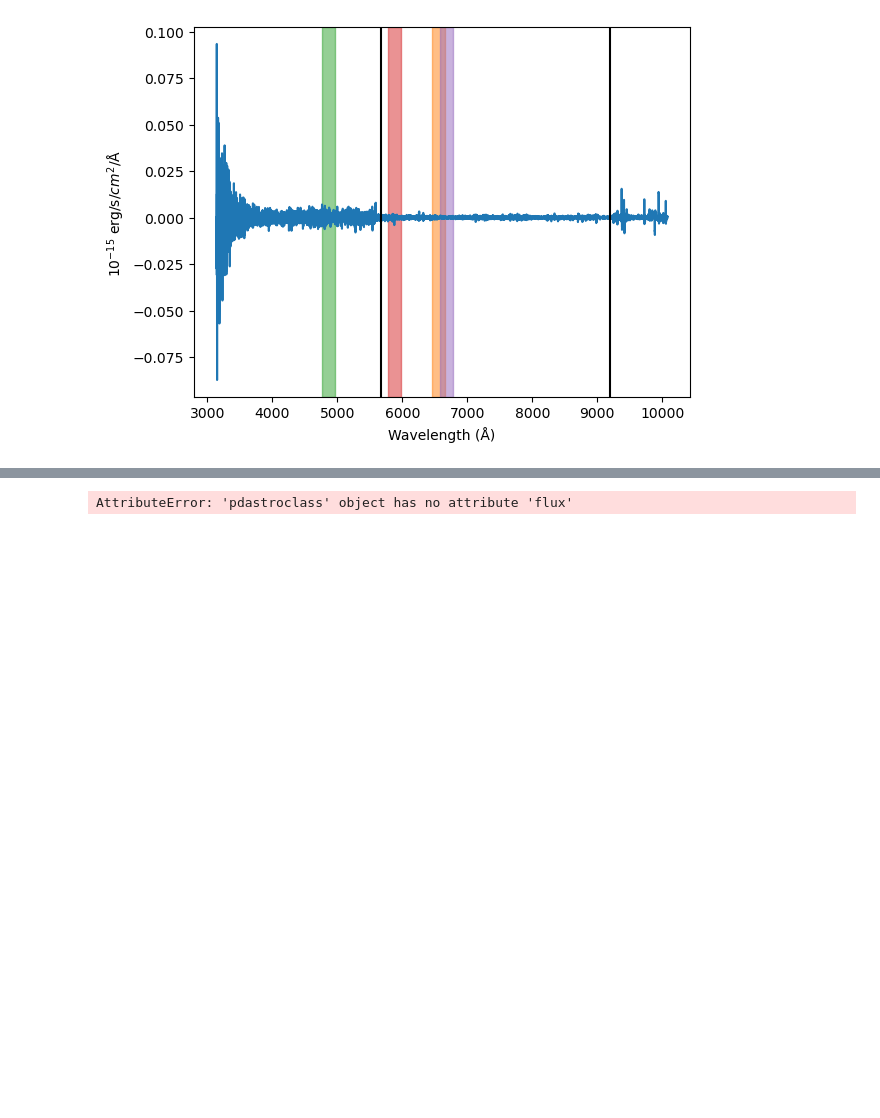
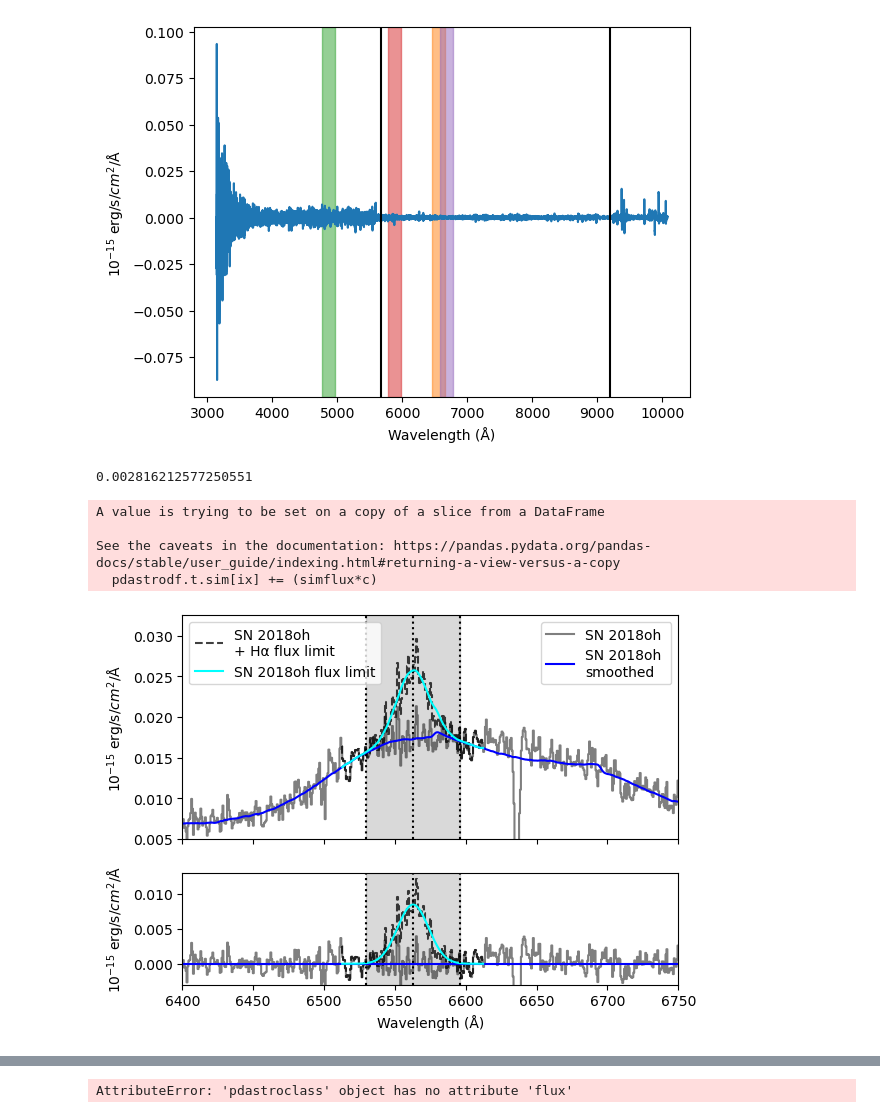
Before and after one commit to skvc22/sn2023bee, a Jupyter notebook: calibrate.ipynb, the cells around one changed output, grey strips where cells are left out. Saved outputs shown, nothing was run; the diff lists cells and outputs as text; code cells hidden in the pictures; blank space fills up the shorter version.

```diff
--- a/calibrate.ipynb
+++ b/calibrate.ipynb
@@ -125,7 +129,7 @@ plt.ylabel('$10^{-15}$ erg/s/$cm^2$/Å')
 Text(0, 0.5, '$10^{-15}$ erg/s/$cm^2$/Å')
 [figure]
 # %%
-smoothed = savgol_filter(spec.t.flux, 85, 3)
+smoothed_bee = savgol_filter(spec.t.flux, 85, 3)
 
 halpha = 6562.79
 hbeta = 4861.35
@@ -133,7 +137,7 @@ hei5875 = 5875.61
 hei6678 = 6678.15
 
 plt.plot(spec.t.wavelength, spec.t.flux*(10**15), alpha=.5)
-plt.plot(spec.t.wavelength, smoothed*(10**15), color='tab:blue')
+plt.plot(spec.t.wavelength, smoothed_bee*(10**15), color='tab:blue')
 
 plt.axvspan(halpha-100, halpha+100, alpha=0.5, color='tab:orange')
 plt.axvspan(hbeta-100, hbeta+100, alpha=0.5, color='tab:green')
@@ -271,4 +274,34 @@ def add_gaussian(emission_line, width, ix_range, name: str, xlims: list, ylims_p
             ax[0].legend()
         else:
             ax[0].legend(loc=legend_position)
+# %%
+spec_oh = pd.DataFrame()
+deimosspec = pdastroclass()
+lrisspec = pdastroclass()
+
+spec_oh = pd.read_csv('./other_sne/2018oh_2spec.txt', skiprows=np.arange(0,25), names = ['instrument','wavelength', 'flux', 'dflux'], delim_whitespace=True)
+deimosspec.t = spec_oh.loc[spec_oh['instrument'].eq("DEIMOS")].copy()
+lrisspec.t = spec_oh.loc[spec_oh['instrument'].eq("LRIS")].copy().reset_index()
+
+smoothed_oh_deimos = savgol_filter(deimosspec.t.flux, 181, 2)
+smoothed_oh_lris = savgol_filter(lrisspec.t.flux, 181, 2)
+
+p = spec.ix_inrange('wavelength', smoothed_oh_deimos[0], hei5875-100)
+q = spec.ix_inrange('wavelength', hei5875+100, halpha-100)
+r = spec.ix_inrange('wavelength', hei6678+100, smoothed_oh_deimos[len(smoothed_oh_deimos)-1])
+valid_ixs = list(np.concatenate([p, q, r]))
+
+rms = deimosspec.t.flux*(10**15)-(smoothed_oh_deimos*(10**15))
+
+uncert_oh = tstd(deimosspec.t.flux*(10**15)-(smoothed_oh_deimos*(10**15)))
+print(uncert_oh)
+
+add_gaussian(deimosspec, 10**(-15), uncert_oh, smoothed_oh_deimos, halpha, 11, 50, 'SN 2018oh', 'Hα', [6400,6750], [0.005,.0325], [-.003, .013], gcolor='cyan', split_legend=True)
+# %% [output]
+0.002816212577250551
+A value is trying to be set on a copy of a slice from a DataFrame
+
+See the caveats in the documentation: https://pandas.pydata.org/pandas-docs/stable/user_guide/indexing.html#returning-a-view-versus-a-copy
+  pdastrodf.t.sim[ix] += (simflux*c)
+[figure, added]
 # %%
```
Also changed, not shown: parts of 12 cells of this notebook.
